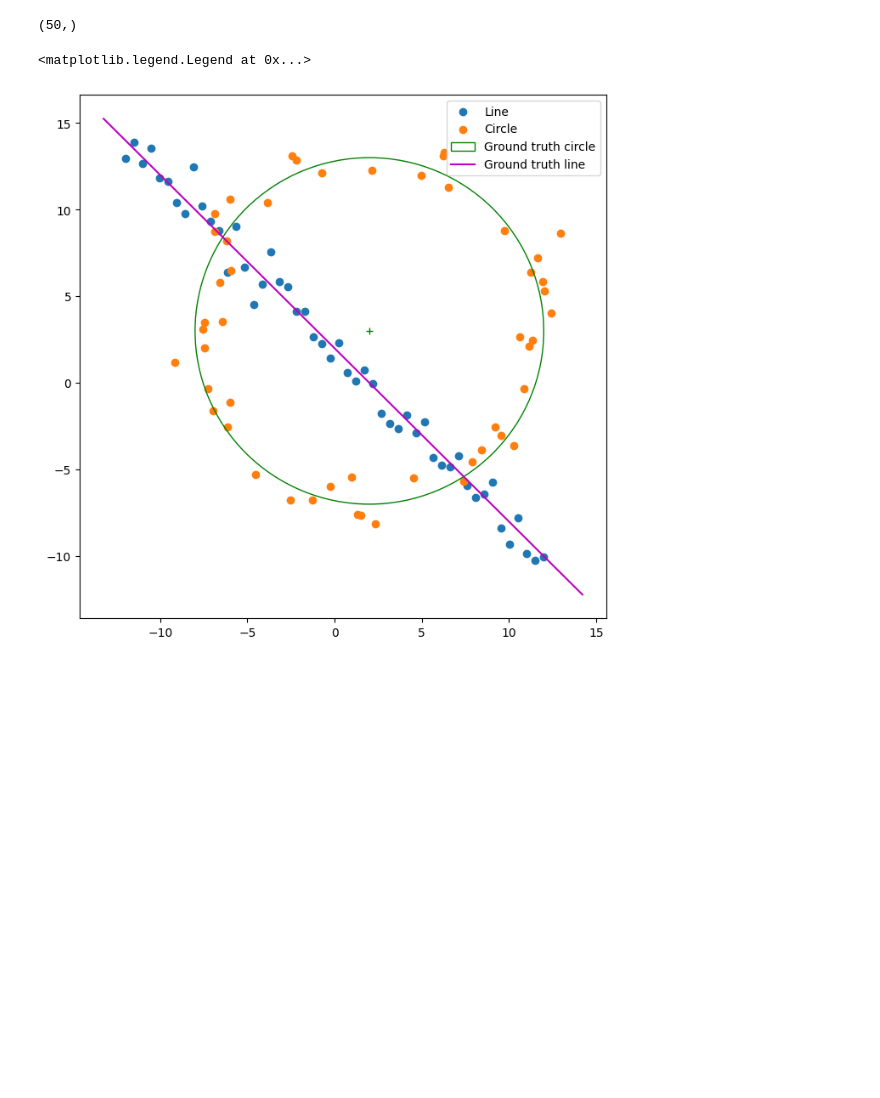
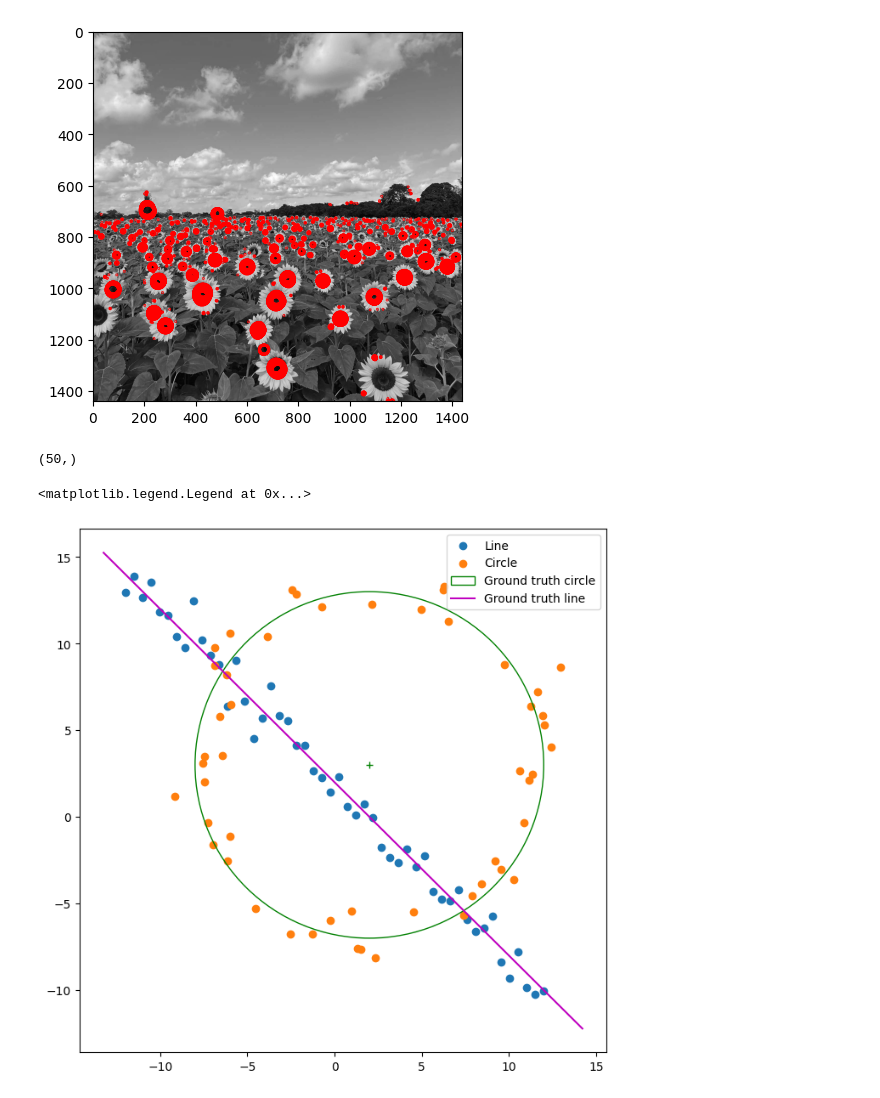
Before and after one commit to Ishana-Dewmini/EN3160_Fitting_and_Alignment, a Jupyter notebook: 200477U_Assignment2.ipynb, the cells around one changed output. Saved outputs shown, nothing was run; the diff lists cells and outputs as text; code cells hidden in the pictures; blank space fills up the shorter version.

```diff
--- a/200477U_Assignment2.ipynb
+++ b/200477U_Assignment2.ipynb
@@ -73,3 +1,45 @@ plt.show()
+# %%
+import cv2 as cv
+import numpy as np
+import matplotlib.pyplot as plt
+
+f = cv.imread('the_berry_farms_sunflower_field.jpeg', cv.IMREAD_GRAYSCALE)
+
+fig, ax = plt.subplots()
+ax.imshow(f, cmap='gray')
+
+h, w = f.shape
+
+sigmas = np.arange(1, 20, 1)
+s = len(sigmas)
+
+# Precompute LoG kernels for all sigmas
+log_hw = 3 * (3 * sigmas).astype(int)
+X, Y = np.meshgrid(np.arange(-np.max(log_hw), np.max(log_hw) + 1), np.arange(-np.max(log_hw), np.max(log_hw) + 1))
+log_kernels = (1 / (2 * np.pi * sigmas[:, None, None] ** 2)) * (X ** 2 / (sigmas[:, None, None] ** 2) + Y ** 2 / (sigmas[:, None, None] ** 2) - 2) * np.exp(-(X ** 2 + Y ** 2) / (2 * sigmas[:, None, None] ** 2))
+
+scale_space = np.empty((h, w, s), dtype=np.float32)# creating an empty array of size h x w x s
+
+for i in range(s):
+    f_log = cv.filter2D(f, -1, log_kernels[i]) # applying the Laplacian of Gaussian filter to the image
+    scale_space[:, :, i] = f_log   # storing the filtered image in the scale space, i is the index of the sigma
+
+threshold = 70
+
+for i in range(s):
+    max_responses = cv.dilate(scale_space[:, :, i], None)
+    scale_space[:, :, i] = (scale_space[:, :, i] == max_responses) * scale_space[:, :, i]
+
+for i in range(s):
+    indices = np.argwhere(scale_space[:, :, i] > threshold)
+    detected_sigmas = np.full(indices.shape[0], sigmas[i])
+    detected_radii = np.sqrt(2) * detected_sigmas
+    circles = [plt.Circle((k, j), r, color='red', linewidth=1.5, fill=False) for (j, k), r in zip(indices, detected_radii)]
+    [ax.add_patch(c) for c in circles]
+
+plt.show()
+# %% [output]
+[figure, added]
 # %%
 # Generation of a Noisy Point Set Conforming to a Line and a Ci r cl e
 import numpy as np
```
Also changed, not shown: parts of 1 cell of this notebook.
